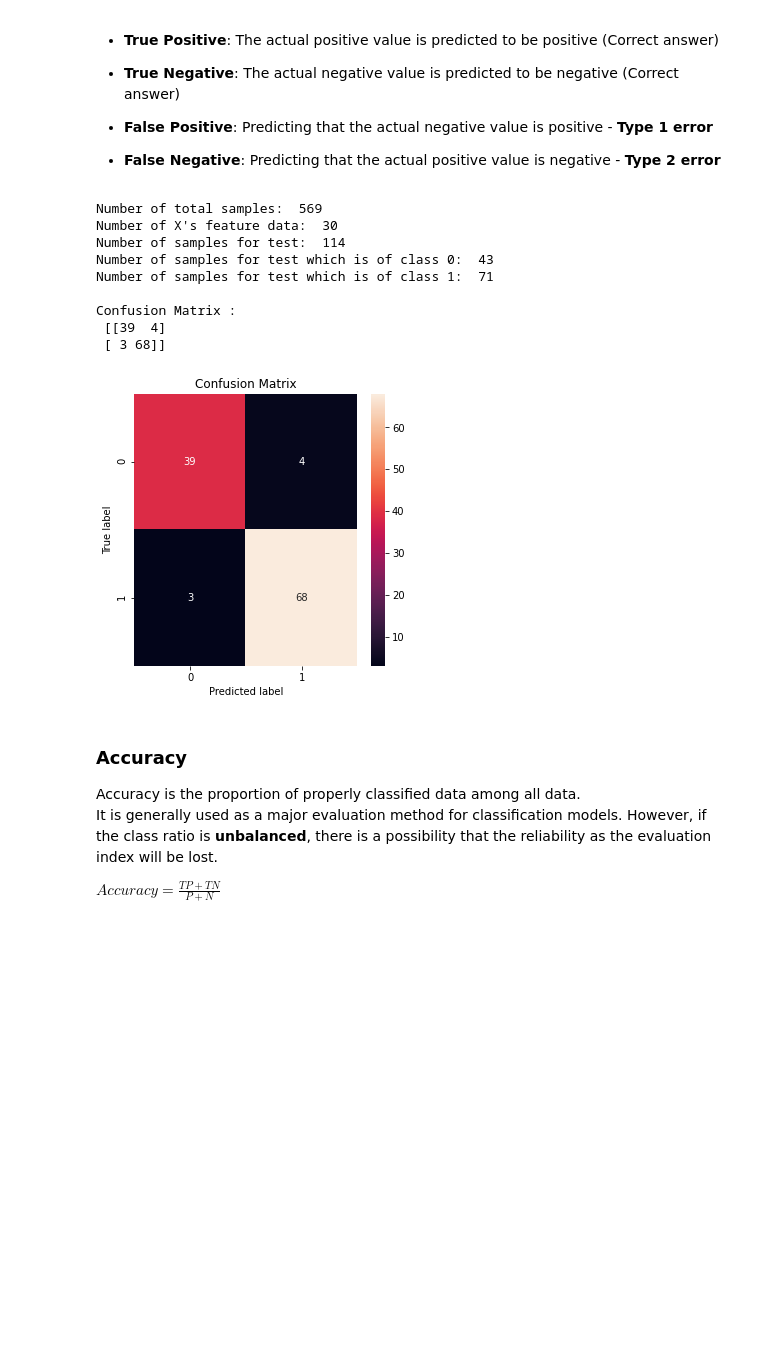
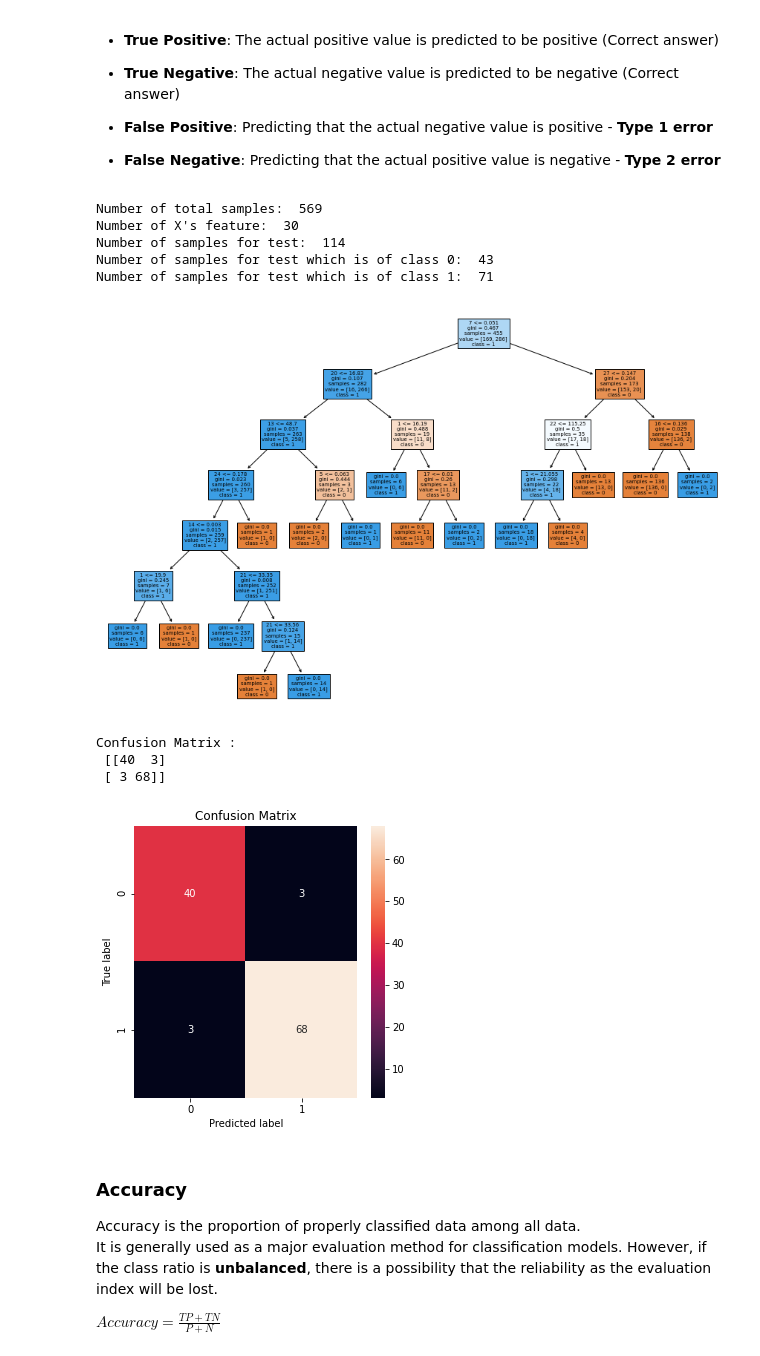
Before and after one commit to cw00h/AI_study_mil, a Jupyter notebook: machine_learning/machine_learning_5.ipynb, the cells around one changed output. Saved outputs shown, nothing was run; the diff lists cells and outputs as text; code cells hidden in the pictures; blank space fills up the shorter version.

Commit message:
Update machine_learning_5.ipynb
Add visualization of breast_cancer model & Fix typo

```diff
--- a/machine_learning/machine_learning_5.ipynb
+++ b/machine_learning/machine_learning_5.ipynb
@@ -213,39 +213,47 @@ train_X, test_X, train_Y, test_Y = train_test_split(X, Y, test_size=0.2, random_
 # Print splitted data
 print('Number of samples for test: ',len(test_Y))
 print('Number of samples for test which is of class 0: ',len(test_Y)-sum(test_Y))
 print('Number of samples for test which is of class 1: ',sum(test_Y),'\n')
 
 # Initialize DTmodel, and operate learning
 DTmodel = DecisionTreeClassifier()
 DTmodel.fit(train_X, train_Y)
 
+# Visualize model
+fig = plt.figure(figsize=(15,10))
+_ = tree.plot_tree(DTmodel,
+                   feature_names=range(30),
+                   class_names=['0', '1'],
+                   filled=True)
+plt.show()
+
 # Save predicted value according to test_X
 y_pred = DTmodel.predict(test_X)
 
 """
 1. Get Confusion Matrix using confusion_matrix
 """
 cm = confusion_matrix(test_Y, y_pred)
 print('Confusion Matrix : \n {}'.format(cm))
 
 # Print confusion matrix
 fig = plt.figure(figsize=(5,5))
 ax = sns.heatmap(cm, annot=True)
 ax.set(title='Confusion Matrix',
             ylabel='True label',
             xlabel='Predicted label')
 plt.show()
 # %% [output]
 Number of total samples:  569
-Number of X's feature data:  30
+Number of X's feature:  30
 Number of samples for test:  114
 Number of samples for test which is of class 0:  43
 Number of samples for test which is of class 1:  71
-
-Confusion Matrix :
- [[39  4]
- [ 3 68]]
-[figure, old version]
+[figure, new version]
+Confusion Matrix :
+ [[40  3]
+ [ 3 68]]
+[figure, added]
 # %% [markdown]
 ### Accuracy
 
```
